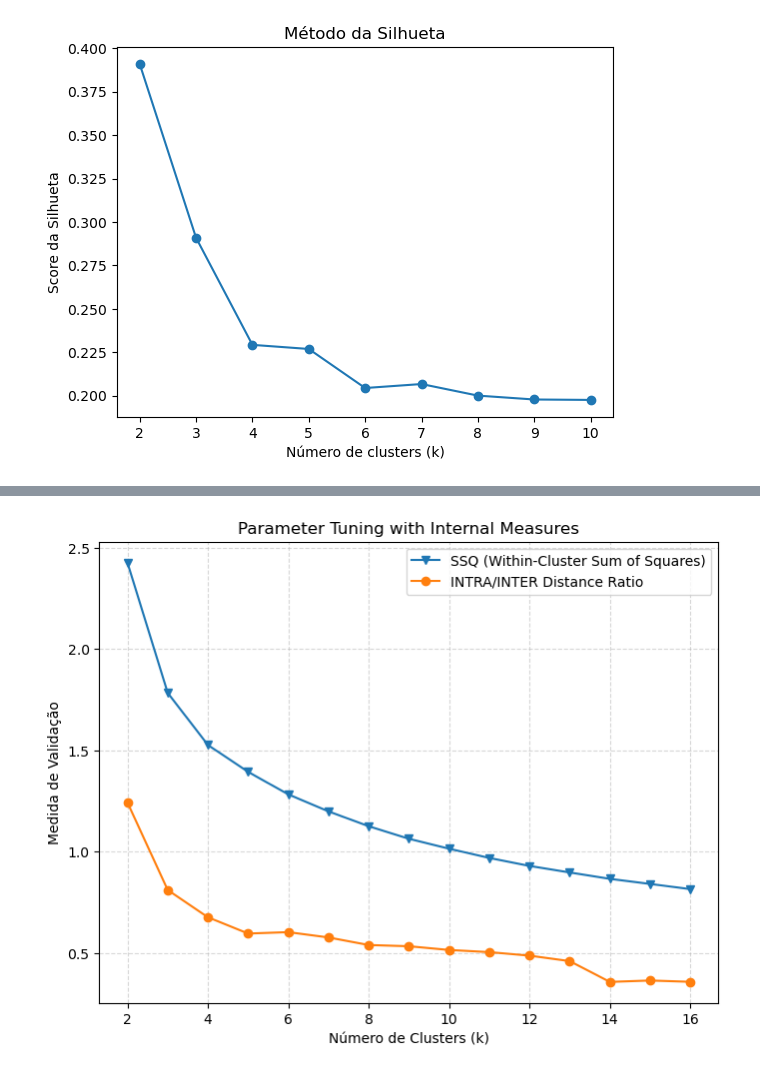
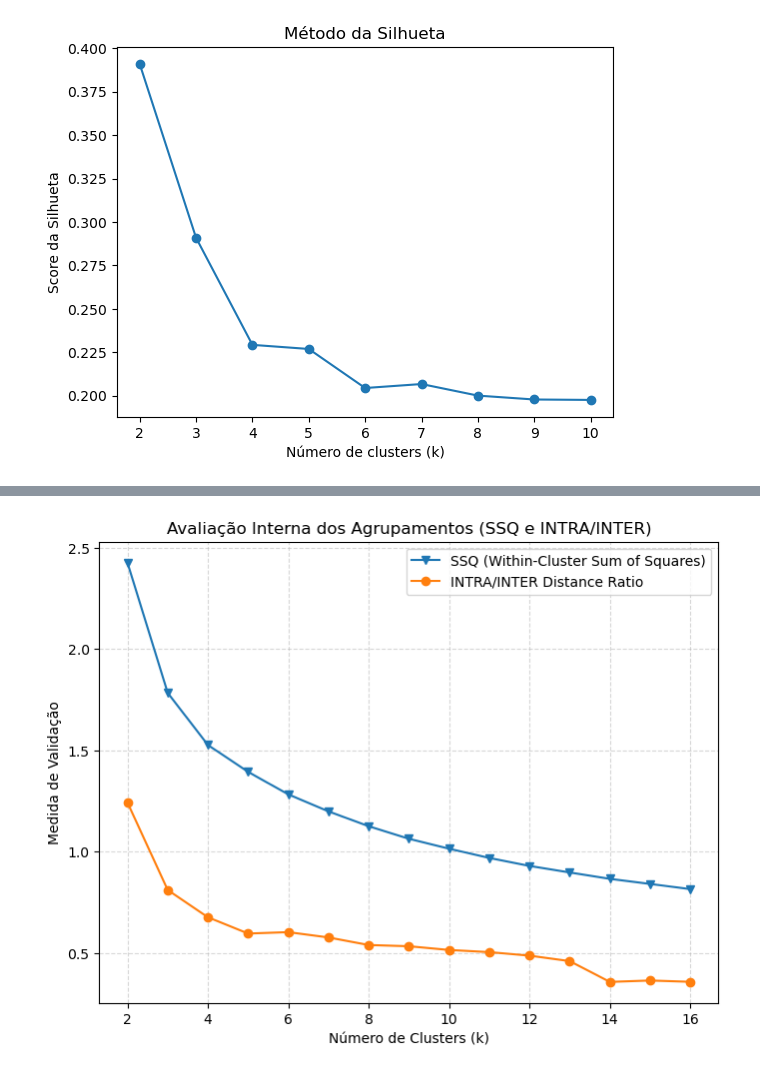
Before and after one commit to NandaLeal/TCC, a Jupyter notebook: TCC - FASE 3 .ipynb, the cells around one changed output, grey strips where cells are left out. Cells and saved outputs as stored; diff of their text form; code cells hidden in the pictures.

```diff
--- a/TCC - FASE 3 .ipynb
+++ b/TCC - FASE 3 .ipynb
@@ -386,17 +392,6 @@ plt.show()
 # %%
-import matplotlib.pyplot as plt
-from sklearn.cluster import KMeans
-from sklearn.preprocessing import StandardScaler
-from sklearn.metrics import pairwise_distances
-import pandas as pd
-import numpy as np
-
-# ================================
-# 1️⃣ Preparação dos dados
-# ================================
 df_notas = df_ifnmg.copy()
 
-# Seleciona as quatro notas principais
 colunas_notas = ["NU_NOTA_CN", "NU_NOTA_CH", "NU_NOTA_LC", "NU_NOTA_MT"]
 notas = df_notas[colunas_notas].dropna()  # Remove linhas com qualquer nota faltante
 
@@ -407,9 +402,6 @@ notas["MEDIA_GERAL"] = notas.mean(axis=1)
 scaler = StandardScaler()
 df_norm = pd.DataFrame(scaler.fit_transform(notas), columns=notas.columns)
 
-# ================================
-# 2️⃣ Cálculo das métricas internas
-# ================================
 K = range(2, 17)
 ssq_values = []
 intra_inter_values = []
@@ -418,41 +410,34 @@ for k in K:
     kmeans = KMeans(n_clusters=k, random_state=42, n_init=10)
     labels = kmeans.fit_predict(df_norm)
 
-    # --- SSQ (inércia normalizada)
     ssq = kmeans.inertia_ / len(df_norm)
     ssq_values.append(ssq)
 
-    # --- Distância intra-cluster (amostrada)
     intra_dists = []
     for label in np.unique(labels):
         cluster_points = df_norm[labels == label]
         if len(cluster_points) > 2:
             sample = cluster_points.sample(n=min(500, len(cluster_points)), random_state=42)
             intra = np.mean(pairwise_distances(sample))
         else:
             intra = 0
         intra_dists.append(intra)
     intra_mean = np.mean(intra_dists)
 
-    # --- Distância inter-cluster (centros dos clusters)
     centers = kmeans.cluster_centers_
     inter_mean = np.mean(pairwise_distances(centers))
 
-    # --- Razão INTRA / INTER
     intra_inter_ratio = intra_mean / inter_mean
     intra_inter_values.append(intra_inter_ratio)
 
-# ================================
-# 3️⃣ Gráfico final
-# ================================
 plt.figure(figsize=(8, 6))
 plt.plot(K, ssq_values, 'v-', label='SSQ (Within-Cluster Sum of Squares)')
 plt.plot(K, intra_inter_values, 'o-', label='INTRA/INTER Distance Ratio')
 plt.xlabel("Número de Clusters (k)")
 plt.ylabel("Medida de Validação")
-plt.title("Parameter Tuning with Internal Measures")
+plt.title("Avaliação Interna dos Agrupamentos (SSQ e INTRA/INTER)")
 plt.legend()
 plt.grid(True, linestyle='--', alpha=0.5)
 plt.show()
 # %% [output]
-[figure, old version]
+[figure, new version]
```
Also changed, not shown: parts of 4 cells of this notebook.
